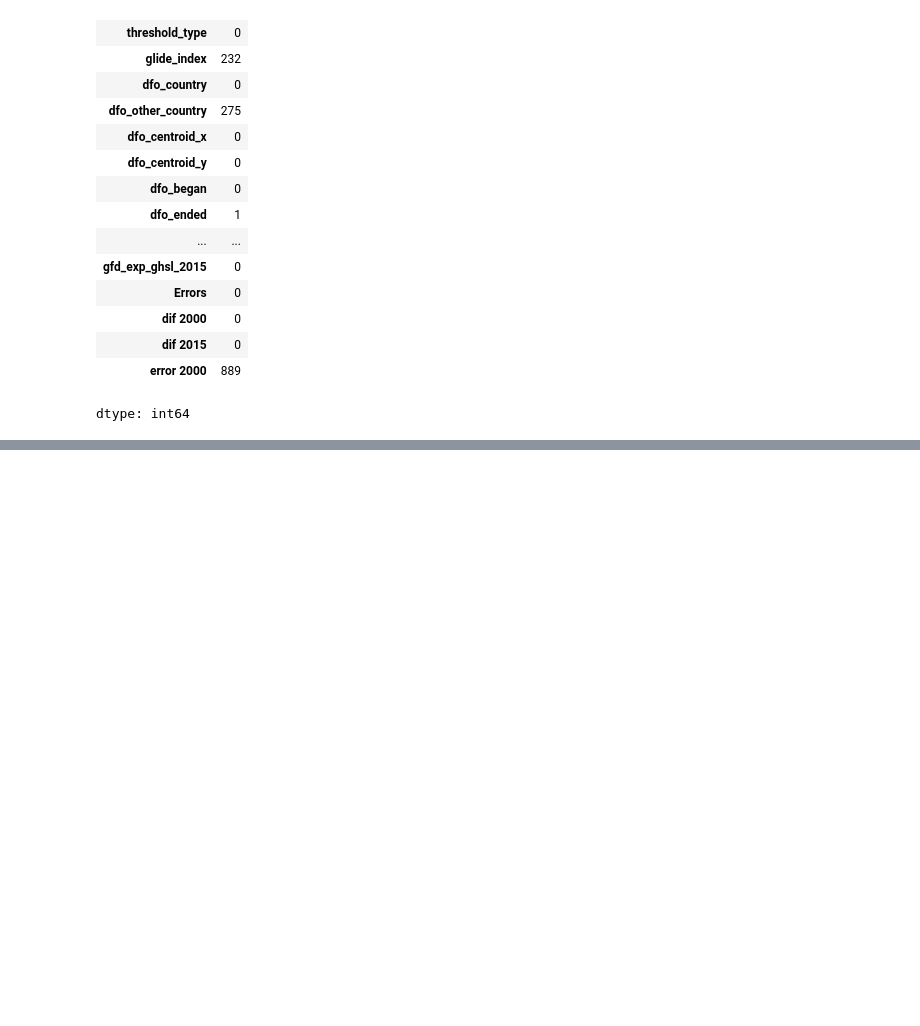
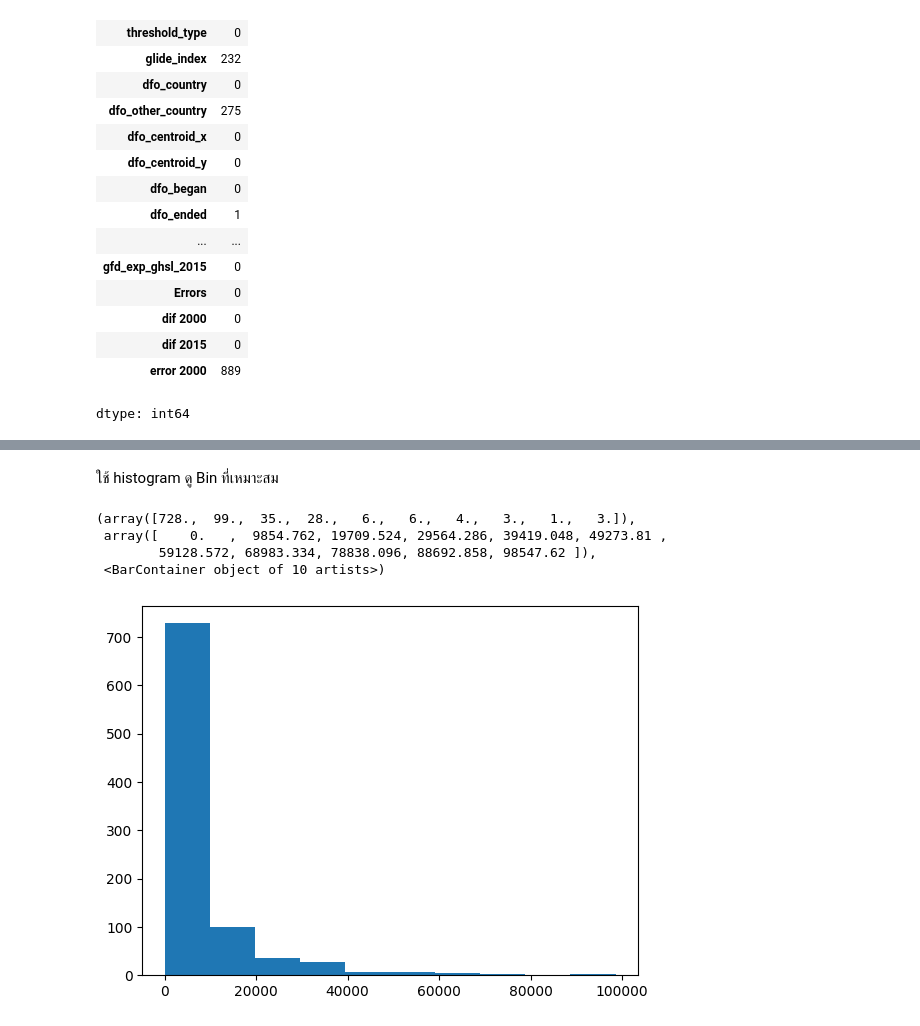
Before and after one commit to Pornphankub/BSC_DPDM2025, a Jupyter notebook: Ch3_Data_Preprocessing.ipynb, the cells around one changed output, grey strips where cells are left out. Saved outputs shown, nothing was run; the diff lists cells and outputs as text; code cells hidden in the pictures; blank space fills up the shorter version.

```diff
--- a/Ch3_Data_Preprocessing.ipynb
+++ b/Ch3_Data_Preprocessing.ipynb
@@ -244,0 +273,10 @@ dtype: int64
+# %% [markdown]
+ใช้ histogram ดู Bin ที่เหมาะสม
+# %%
+plt.hist(df['gfd_area'])
+# %% [output]
+(array([728.,  99.,  35.,  28.,   6.,   6.,   4.,   3.,   1.,   3.]),
+ array([    0.   ,  9854.762, 19709.524, 29564.286, 39419.048, 49273.81 ,
+        59128.572, 68983.334, 78838.096, 88692.858, 98547.62 ]),
+ <BarContainer object of 10 artists>)
+[figure, added]
```
Also changed, not shown: parts of 27 cells of this notebook.
